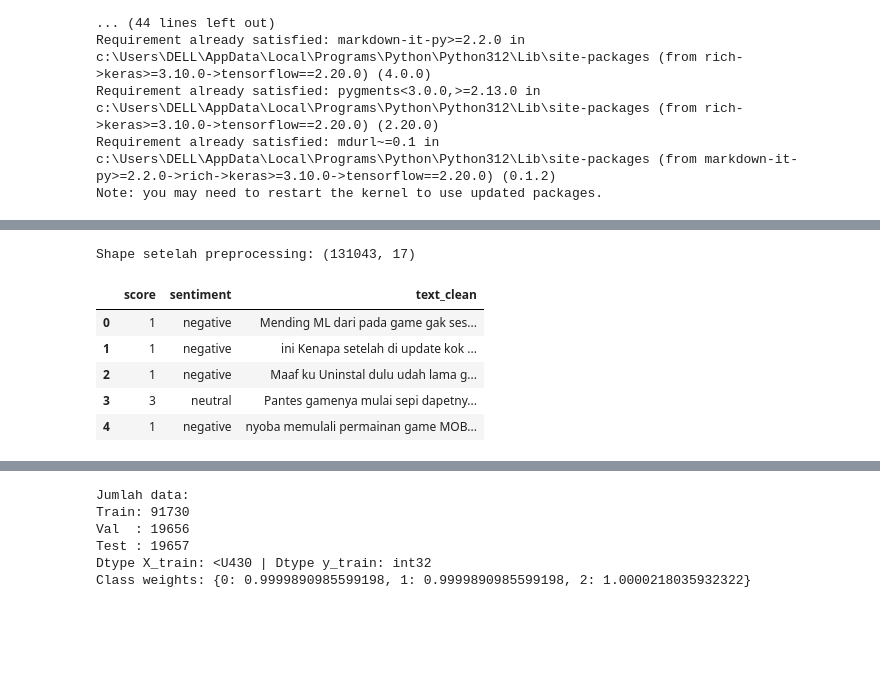
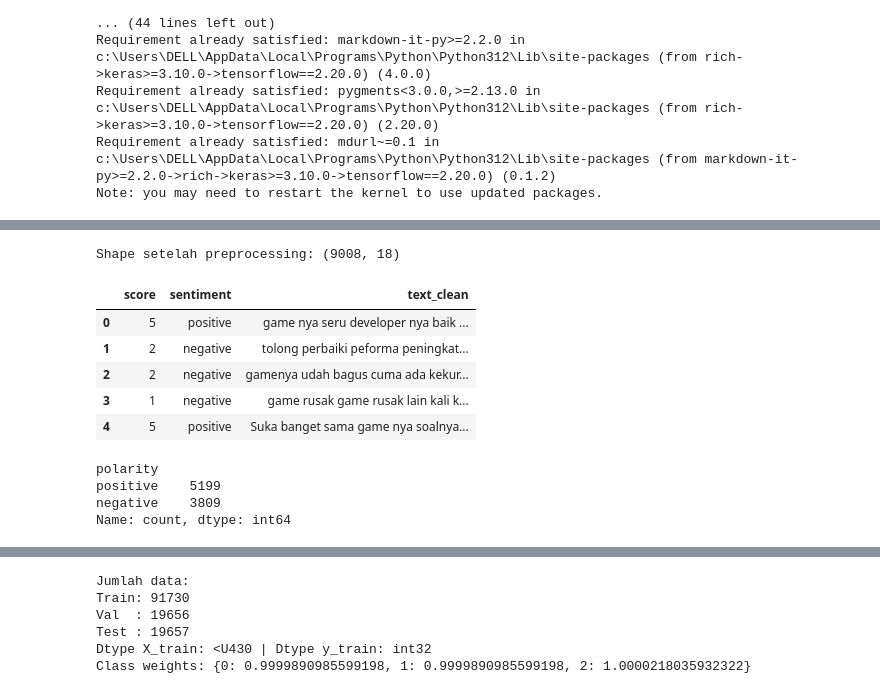
Before and after one commit to dianerdiana-learning/hok-sentiment-analysis, a Jupyter notebook: analisis_sentimen_hok.ipynb, the cells around one changed output, grey strips where cells are left out. Saved outputs shown, nothing was run; the diff lists cells and outputs as text; code cells hidden in the pictures; blank space fills up the shorter version.

Commit message:
feat: update scrapping_hok.ipynb: Adjust sample size, output directory, and review sorting; modify review data and clean-up process

```diff
--- a/analisis_sentimen_hok.ipynb
+++ b/analisis_sentimen_hok.ipynb
@@ -374,36 +320,27 @@ def toSentence(list_words): # Mengubah daftar kata menjadi kalimat
     return sentence
 # %%
 # Membersihkan teks dan menyimpannya di kolom 'text_clean'
-balanced_df['text_clean'] = balanced_df['content'].apply(cleaningText)
+clean_df['text_clean'] = clean_df['content'].apply(cleaningText)
 
 # Mengubah huruf dalam teks menjadi huruf kecil dan menyimpannya di 'text_casefoldingText'
-balanced_df['text_casefoldingText'] = balanced_df['text_clean'].apply(casefoldingText)
+clean_df['text_casefoldingText'] = clean_df['text_clean'].apply(casefoldingText)
 
 # Mengganti kata-kata slang dengan kata-kata standar dan menyimpannya di 'text_slangwords'
-balanced_df['text_slangwords'] = balanced_df['text_casefoldingText'].apply(fix_slangwords)
+clean_df['text_slangwords'] = clean_df['text_casefoldingText'].apply(fix_slangwords)
 
 # Memecah teks menjadi token (kata-kata) dan menyimpannya di 'text_tokenizingText'
-balanced_df['text_tokenizingText'] = balanced_df['text_slangwords'].apply(tokenizingText)
+clean_df['text_tokenizingText'] = clean_df['text_slangwords'].apply(tokenizingText)
 
 # Menghapus kata-kata stop (kata-kata umum) dan menyimpannya di 'text_stopword'
-balanced_df['text_stopword'] = balanced_df['text_tokenizingText'].apply(filteringText)
+clean_df['text_stopword'] = clean_df['text_tokenizingText'].apply(filteringText)
 
 # Menggabungkan token-token menjadi kalimat dan menyimpannya di 'text_akhir'
-balanced_df['text_akhir'] = balanced_df['text_stopword'].apply(toSentence)
-
-balanced_df["sentiment"] = balanced_df["score"].astype(int).apply(label_from_score)
-
-label_to_id = {"negative": 0, "neutral": 1, "positive": 2}
-id_to_label = {v: k for k, v in label_to_id.items()}
-balanced_df["label_id"] = balanced_df["sentiment"].map(label_to_id)
-
-print("Shape setelah preprocessing:", balanced_df.shape)
-balanced_df[["score", "sentiment", "text_clean"]].head()
+clean_df['text_akhir'] = clean_df['text_stopword'].apply(toSentence)
 # %% [output]
-Shape setelah preprocessing: (131043, 17)
+Shape setelah preprocessing: (9008, 18)
 |  | score | sentiment | text_clean |
-| 0 | 1 | negative | Mending ML dari pada game gak ses... |
-| 1 | 1 | negative | ini Kenapa setelah di update kok ... |
-| 2 | 1 | negative | Maaf ku Uninstal dulu udah lama g... |
-| 3 | 3 | neutral | Pantes gamenya mulai sepi dapetny... |
-| 4 | 1 | negative | nyoba memulali permainan game MOB... |
+| 0 | 5 | positive | game nya seru developer nya baik ... |
+| 1 | 2 | negative | tolong perbaiki peforma peningkat... |
+| 2 | 2 | negative | gamenya udah bagus cuma ada kekur... |
+| 3 | 1 | negative | game rusak game rusak lain kali k... |
+| 4 | 5 | positive | Suka banget sama game nya soalnya... |
@@ -410,3 +425,14 @@ Shape setelah preprocessing: (131043, 17)
+# %%
+results = clean_df['text_stopword'].apply(sentiment_analysis_lexicon_indonesia)
+results = list(zip(*results))
+clean_df['polarity_score'] = results[0]
+clean_df['polarity'] = results[1]
+print(clean_df['polarity'].value_counts())
+# %% [output]
+polarity
+positive    5199
+negative    3809
+Name: count, dtype: int64
 # %%
 plt.figure(figsize=(8, 4))
 ax = sns.countplot(
```
Also changed, not shown: parts of 10 cells of this notebook, 3 other files.
